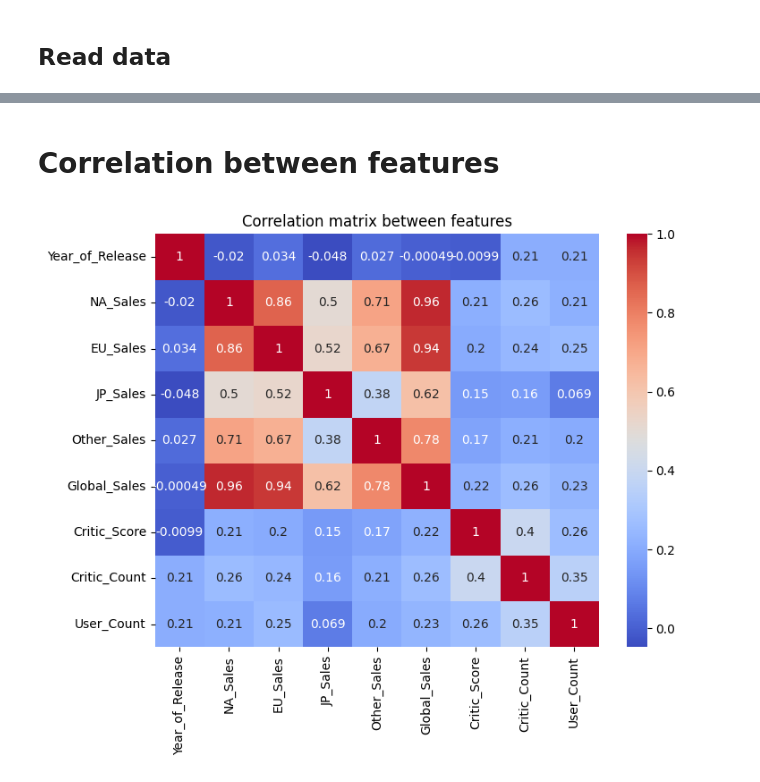
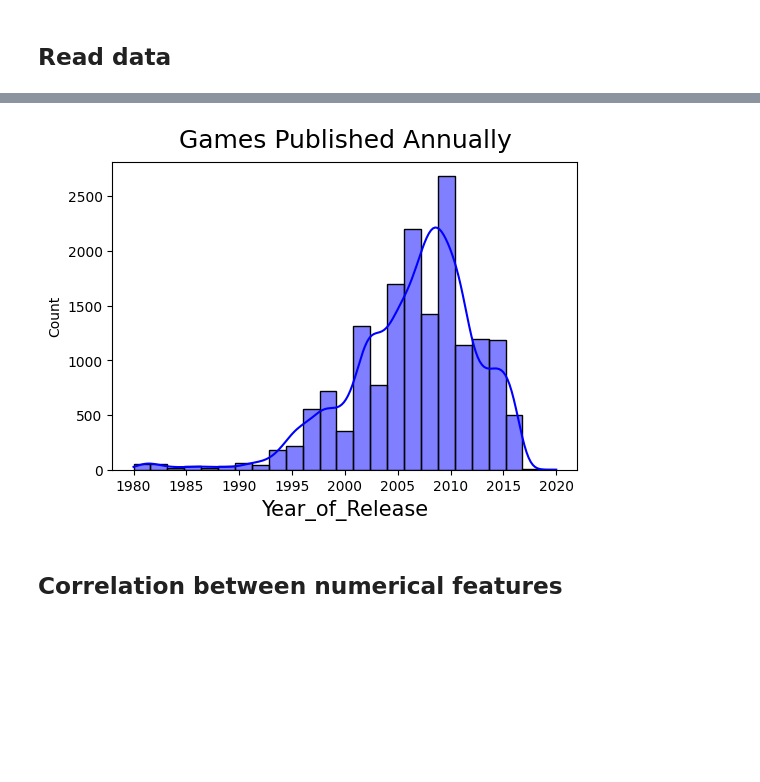
Before and after one commit to GhiathAjam/Analysis-of-Video-Games-Sales, a Jupyter notebook: DataExploration/DataExploration.ipynb, the cells around one changed output, grey strips where cells are left out. Saved outputs shown, nothing was run; the diff lists cells and outputs as text; code cells hidden in the pictures; blank space fills up the shorter version.

```diff
--- a/DataExploration/DataExploration.ipynb
+++ b/DataExploration/DataExploration.ipynb
@@ -72,12 +158,6 @@ ax.set_xlabel("Year of Release",fontsize=15);
+# %%
+plt_hist('Year_of_Release', 'Games Published Annually',df ,'blue')
+# %% [output]
+[figure, added]
 # %% [markdown]
-# Correlation between features
+## Correlation between numerical features
-# %%
-num_features = [col for col in df.columns if type(df.iloc[0, df.columns.get_loc(col)]) != str]
-df_num_features = df[num_features]
-num_corr= df_num_features.corr()
-plt.figure(figsize=(8,6))
-sns.heatmap(num_corr, annot=True, cmap='coolwarm')
-plt.title(f"Correlation matrix between features")
-plt.show()
-# %% [output]
-[figure, removed]
```
Also changed, not shown: parts of 32 cells of this notebook.
